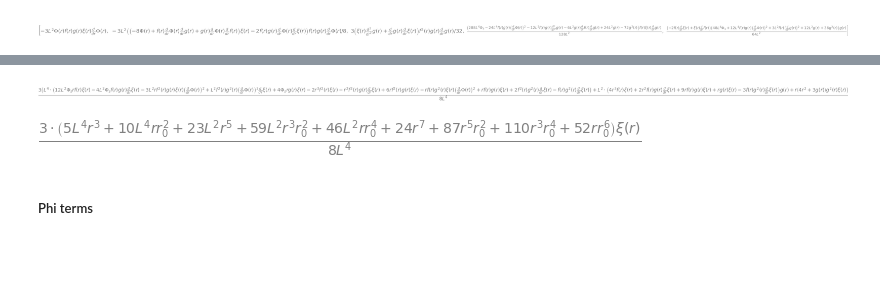
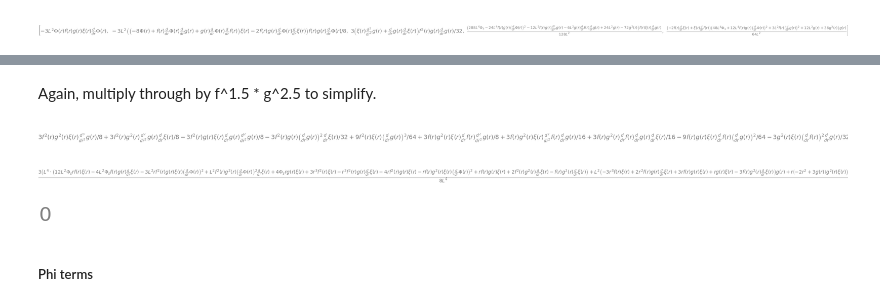
Before and after one commit to jchryssanthacopoulos/wormholes, a Jupyter notebook: gauge_invariance_action.ipynb, the cells around one changed output, grey strips where cells are left out. Cells and saved outputs as stored; diff of their text form; code cells hidden in the pictures; blank space fills up the shorter version.

```diff
--- a/gauge_invariance_action.ipynb
+++ b/gauge_invariance_action.ipynb
@@ -310 +305,8 @@ ddelta_g_terms
+# %% [markdown]
+Again, multiply through by f^1.5 * g^2.5 to simplify.
+# %%
+extra_delta_g_terms = sympy.fraction(extra_delta_g_terms)[0] / 64
+extra_delta_g_terms
+# %% [output]
+[figure, added]
 # %%
@@ -312,10 +314,10 @@ total_g_term = (sum(delta_g_terms) - sympy.diff(sum(ddelta_g_terms), r)).subs({d
 total_g_term.simplify()
 # %% [output]
 [figure]
-# %%
-total_g_term.subs({Phi_s: Phi_s_sol}).subs({C_s: C_s_sol, f: f_sol, g: g_sol}).simplify()
-# %% [output]
-[figure, removed]
+# %%
+total_g_term.subs({Phi_s: Phi_s_sol}).subs({C_s: C_s_sol, f: f_sol, g: g_sol}).simplify()
+# %% [output]
+[figure, added]
 # %% [markdown]
 ##### Phi terms
 # %%
```
Also changed, not shown: parts of 7 cells of this notebook.
